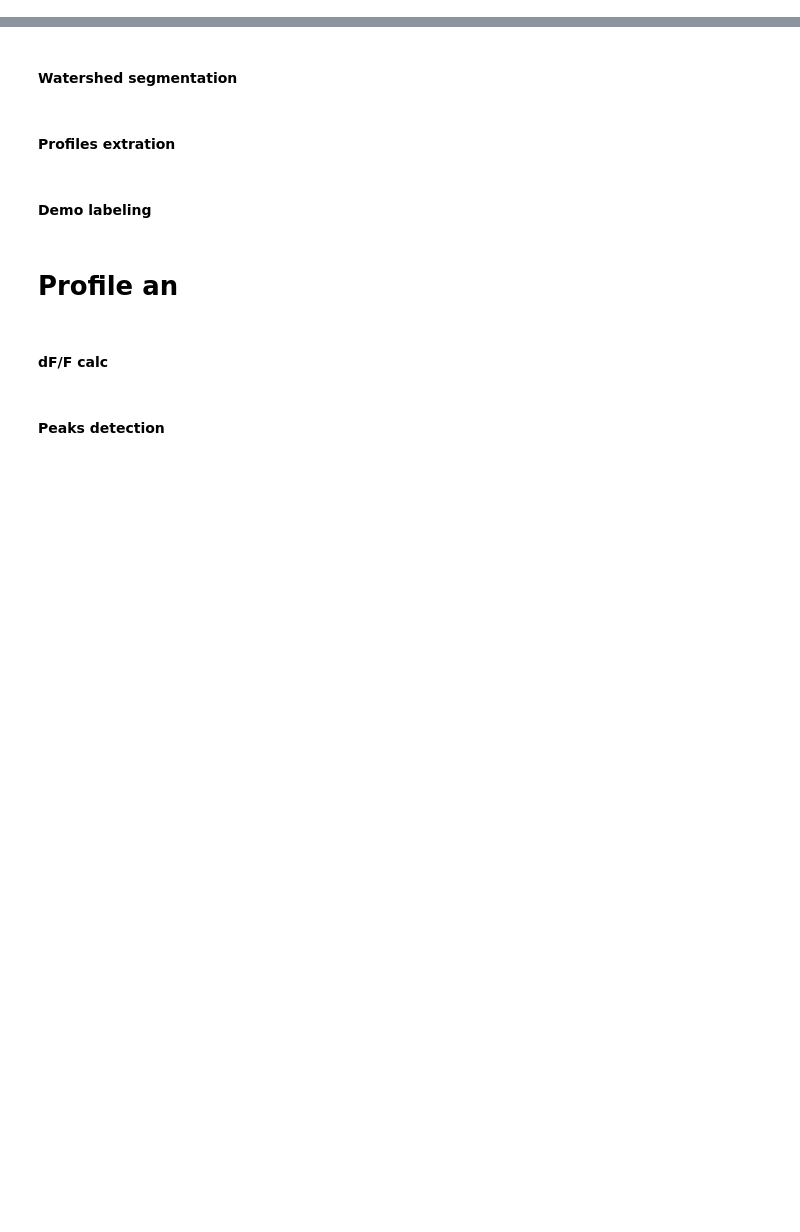
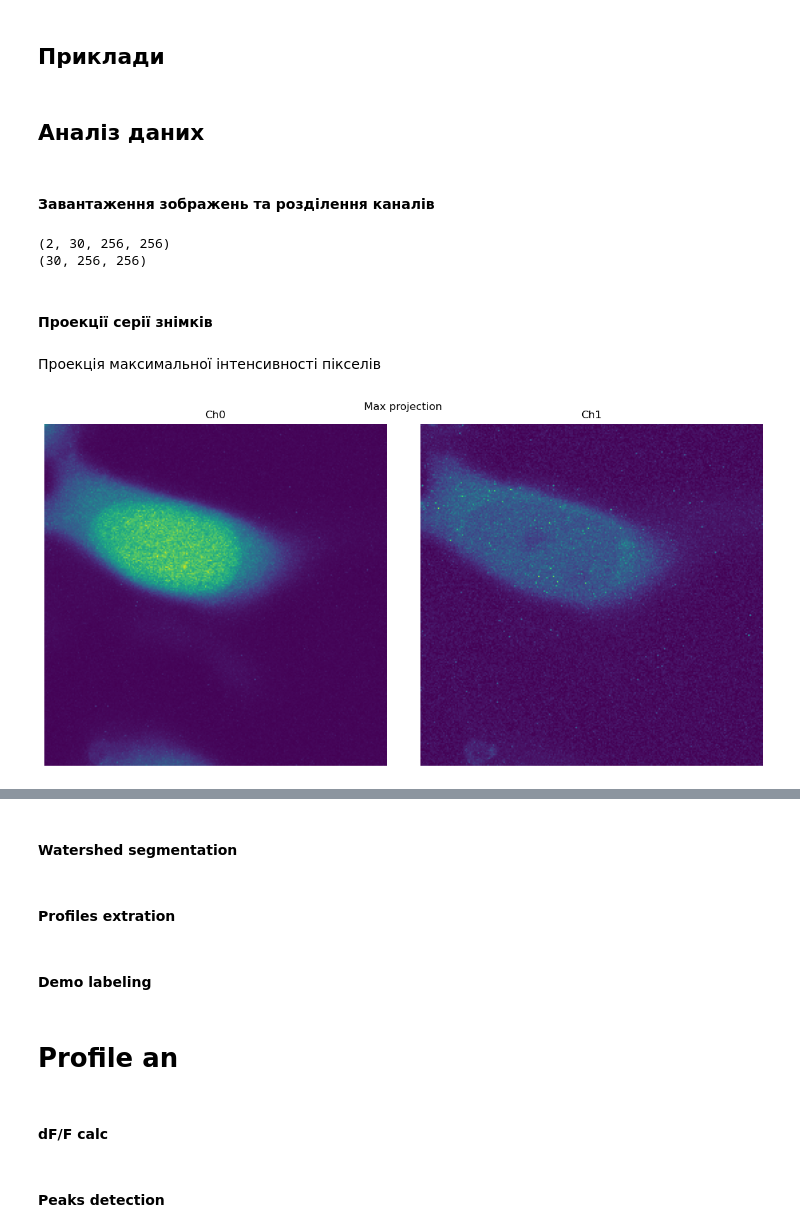
Before and after one commit to wisstock/UBDS3_image, a Jupyter notebook: BDS_notebook.ipynb, the cells around one changed output, grey strips where cells are left out. Drawn from its saved outputs; the diff is of its cells as text; code cells hidden in the pictures; blank space fills up the shorter version.

Commit message:
cell detection section in progress

```diff
--- a/BDS_notebook.ipynb
+++ b/BDS_notebook.ipynb
@@ -127,0 +207,47 @@ hill_fam(K_val=0.5, n_list=[1, 2, 3, 4])  # np.arange(1, 6, 1)
+# %% [markdown]
+## Приклади
+# %% [markdown]
+## Аналіз даних
+# %% [markdown]
+#### Завантаження зображень та розділення каналів
+# %%
+# завантаження зображень
+img_raw = io.imread("data/cell5.tif")
+print(img_raw.shape)
+
+
+# розділення окремих каналів
+ch0_img_raw = img_raw[0]
+ch1_img_raw = img_raw[1]
+print(ch0_img_raw.shape)
+# %% [output]
+(2, 30, 256, 256)
+(30, 256, 256)
+# %% [markdown]
+#### Проекції серії знімків
+# %% [markdown]
+Проекція максимальної інтенсивності пікселів
+# %%
+# проекції максимума для окремих каналів
+ch0_img_raw_max = np.max(ch0_img_raw, axis=0)
+ch1_img_raw_max = np.max(ch1_img_raw, axis=0)
+
+
+# plot
+plt.figure(figsize=(12,6))
+
+ax0 = plt.subplot(121)  # зображення каналу 1
+ax0.imshow(ch0_img_raw_max)
+ax0.set_title('Ch0')
+ax0.axis('off')
+
+ax1 = plt.subplot(122)  # зображення каналу 2
+ax1.imshow(ch1_img_raw_max)
+ax1.set_title('Ch1')
+ax1.axis('off')
+
+plt.suptitle('Max projection')
+plt.tight_layout()
+plt.show()
+# %% [output]
+[figure, added]
```
Also changed, not shown: parts of 47 cells of this notebook, 1 other file.
